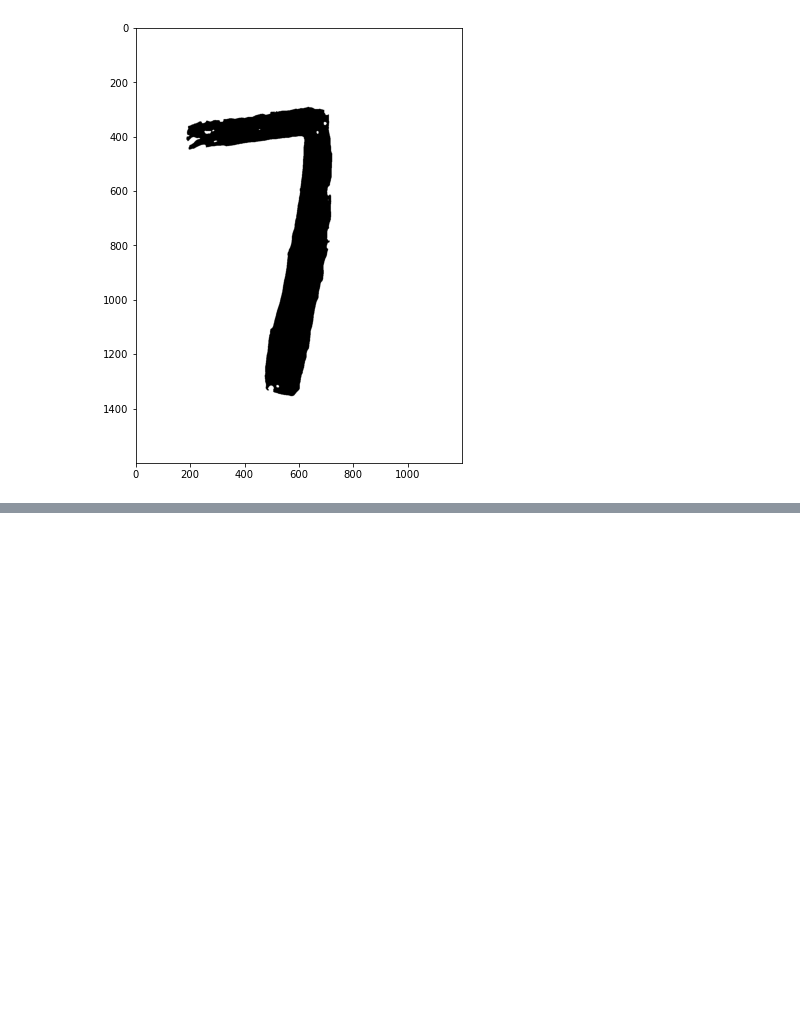
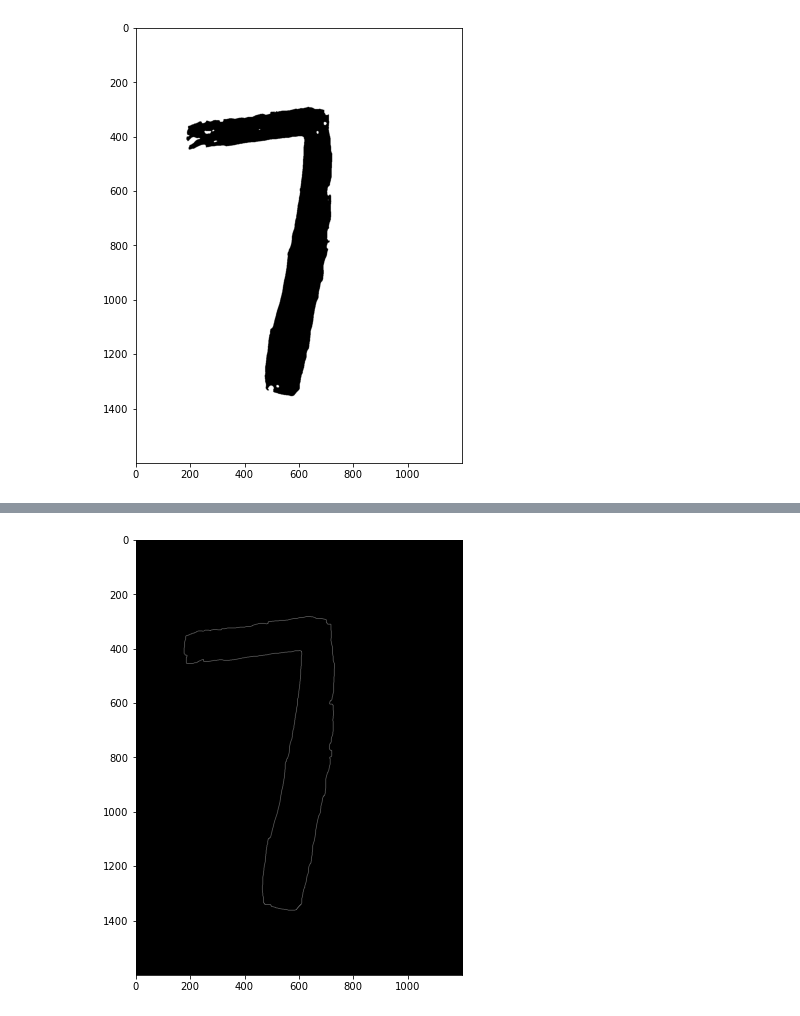
Before and after one commit to shahidqureshi01/AI, a Jupyter notebook: M6_Computer_Vision/06. Contours and Blob detection/detect.ipynb, the cells around one changed output, grey strips where cells are left out. Cells and saved outputs as stored; diff of their text form; code cells hidden in the pictures; blank space fills up the shorter version.

```diff
--- a/M6_Computer_Vision/06. Contours and Blob detection/detect.ipynb
+++ b/M6_Computer_Vision/06. Contours and Blob detection/detect.ipynb
@@ -40,0 +50,6 @@ NameError: name 'th' is not defined
+# %%
+canny = cv2.Canny(th2,50,200)
+plt.figure(figsize = (12,8))
+plt.imshow(canny, cmap='gray');
+# %% [output]
+[figure, added]
```
Also changed, not shown: parts of 4 cells of this notebook.
